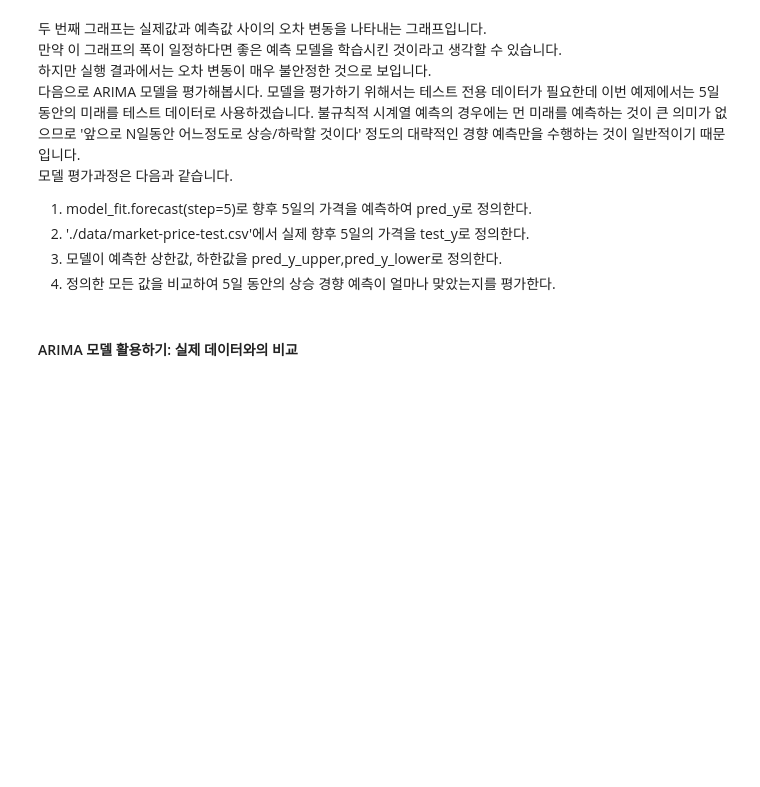
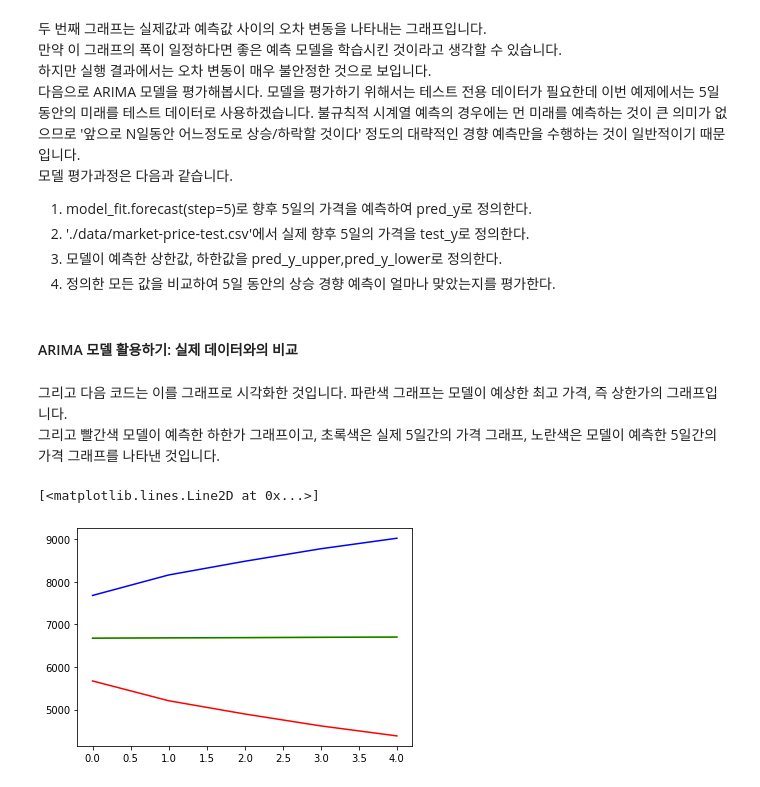
Before and after one commit to wntkdl94/python_data_analysis_study, a Jupyter notebook: bitcoin.ipynb, the cells around one changed output. Drawn from its saved outputs; the diff is of its cells as text; code cells hidden in the pictures; blank space fills up the shorter version.

```diff
--- a/bitcoin.ipynb
+++ b/bitcoin.ipynb
@@ -191,4 +191,19 @@ pred_y = forecast_data[0].tolist() # 마지막 5일의 예측 데이터입니다
 test_y = bitcoin_test_df.y.values # 실제 5일 가격 데이터입니다. (2018-08-27 ~ 2018-08-31)
 pred_y_lower = [] # 마지막 5일의 예측 데이터의 최소값입니다.
 pred_y_upper = [] # 마지막 5일의 예측 데이터의 최대값입니다.
-for lower_upper in forecast_data
+for lower_upper in forecast_data[2]:
+    lower = lower_upper[0]
+    upper = lower_upper[1]
+    pred_y_lower.append(lower)
+    pred_y_upper.append(upper)
+# %% [markdown]
+그리고 다음 코드는 이를 그래프로 시각화한 것입니다. 파란색 그래프는 모델이 예상한 최고 가격, 즉 상한가의 그래프입니다.
+그리고 빨간색 모델이 예측한 하한가 그래프이고, 초록색은 실제 5일간의 가격 그래프, 노란색은 모델이 예측한 5일간의 가격 그래프를 나타낸 것입니다.
+# %%
+plt.plot(pred_y, color="gold") # 모델이 에측한 가격 그래프입니다.
+plt.plot(pred_y_lower, color="red") # 모델이 예측한 최저 가격 그래프입니다.
+plt.plot(pred_y_upper, color="blue") # 모델이 예측한 최고 가격 그래프입니다.
+plt.plot(pred_y, color="green") # 실제 가격 그래프입니다.
+# %% [output]
+[<matplotlib.lines.Line2D at 0x...>]
+[figure, added]
```
Also changed, not shown: parts of 20 cells of this notebook.
